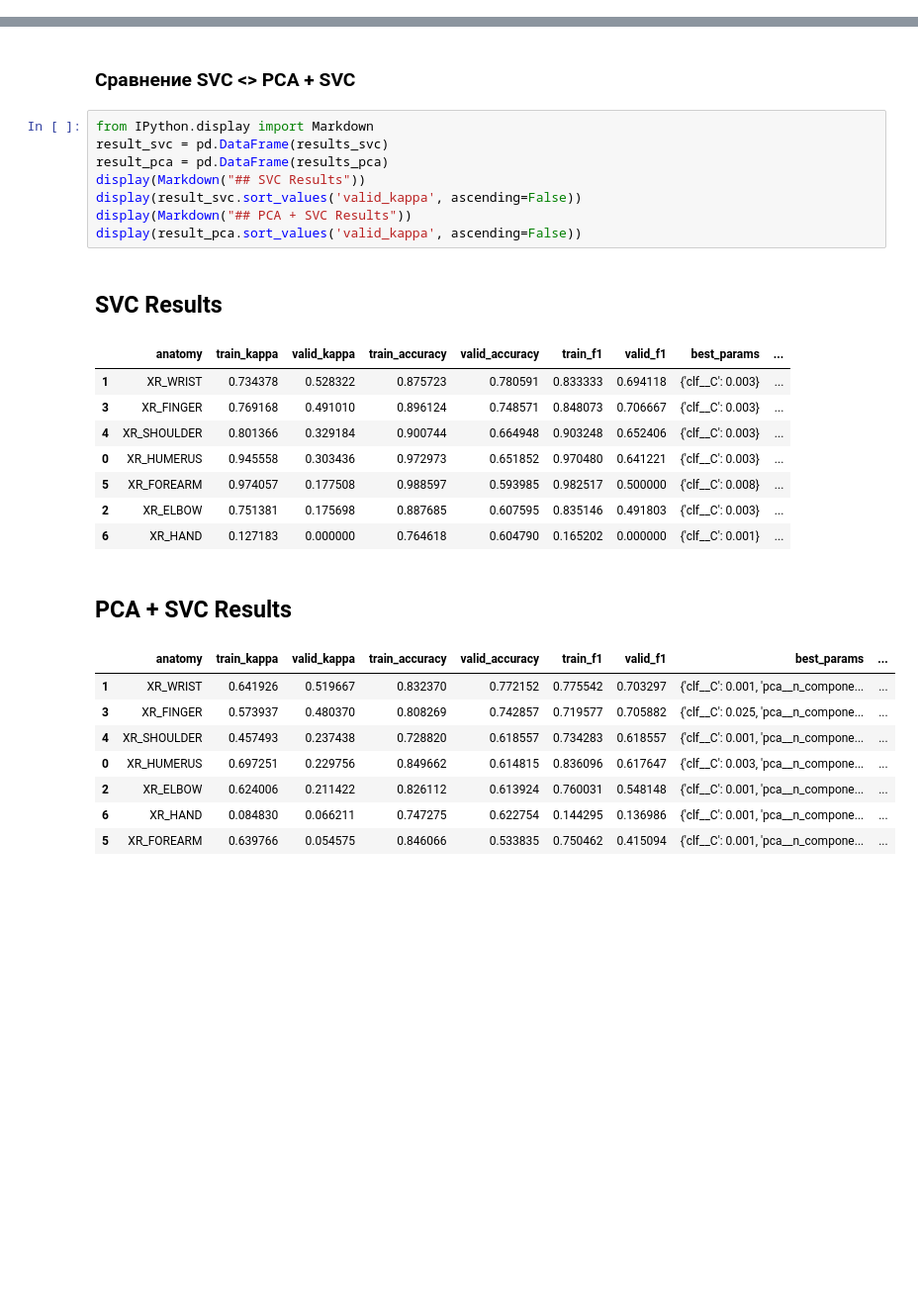
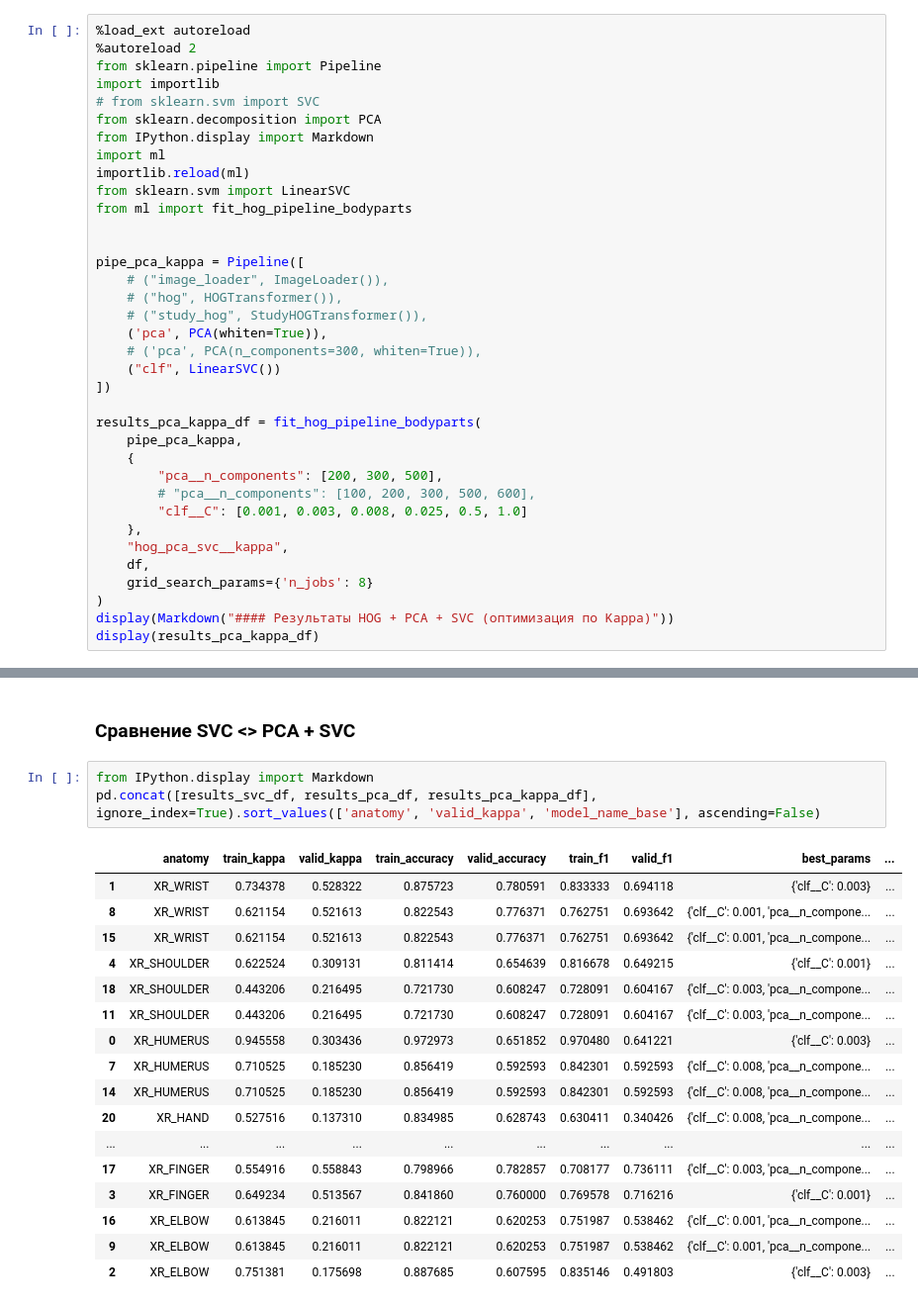
Before and after one commit to Year-project-team-2-Topic-12/Project2025, a Jupyter notebook: ML.ipynb, the cells around one changed output, grey strips where cells are left out. Shown at 99% size. Saved outputs shown, nothing was run; the diff lists cells and outputs as text; blank space fills up the shorter version.

```diff
--- a/ML.ipynb
+++ b/ML.ipynb
@@ -1369,0 +1167,36 @@ sorted([0.001, 0.003, 0.008, 0.025, 1.0,  0.5])
+# %%
+%load_ext autoreload
+%autoreload 2
+from sklearn.pipeline import Pipeline
+import importlib
+# from sklearn.svm import SVC
+from sklearn.decomposition import PCA
+from IPython.display import Markdown
+import ml
+importlib.reload(ml)
+from sklearn.svm import LinearSVC
+from ml import fit_hog_pipeline_bodyparts
+
+
+pipe_pca_kappa = Pipeline([
+    # ("image_loader", ImageLoader()),
+    # ("hog", HOGTransformer()),
+    # ("study_hog", StudyHOGTransformer()),
+    ('pca', PCA(whiten=True)),
+    # ('pca', PCA(n_components=300, whiten=True)),
+    ("clf", LinearSVC())
+])
+
+results_pca_kappa_df = fit_hog_pipeline_bodyparts(
+    pipe_pca_kappa,
+    {
+        "pca__n_components": [200, 300, 500],
+        # "pca__n_components": [100, 200, 300, 500, 600],
+        "clf__C": [0.001, 0.003, 0.008, 0.025, 0.5, 1.0]
+    },
+    "hog_pca_svc__kappa",
+    df,
+    grid_search_params={'n_jobs': 8}
+)
+display(Markdown("#### Результаты HOG + PCA + SVC (оптимизация по Kappa)"))
+display(results_pca_kappa_df)
@@ -1371,28 +1565,22 @@ sorted([0.001, 0.003, 0.008, 0.025, 1.0,  0.5])
 ### Сравнение SVC <> PCA + SVC
 # %%
 from IPython.display import Markdown
-result_svc = pd.DataFrame(results_svc)
-result_pca = pd.DataFrame(results_pca)
-display(Markdown("## SVC Results"))
-display(result_svc.sort_values('valid_kappa', ascending=False))
-display(Markdown("## PCA + SVC Results"))
-display(result_pca.sort_values('valid_kappa', ascending=False))
+pd.concat([results_svc_df, results_pca_df, results_pca_kappa_df], ignore_index=True).sort_values(['anatomy', 'valid_kappa', 'model_name_base'], ascending=False)
 # %% [output]
-## SVC Results
 |  | anatomy | train_kappa | valid_kappa | train_accuracy | valid_accuracy | train_f1 | valid_f1 | best_params | ... |
 | 1 | XR_WRIST | 0.734378 | 0.528322 | 0.875723 | 0.780591 | 0.833333 | 0.694118 | {'clf__C': 0.003} | ... |
-| 3 | XR_FINGER | 0.769168 | 0.491010 | 0.896124 | 0.748571 | 0.848073 | 0.706667 | {'clf__C': 0.003} | ... |
-| 4 | XR_SHOULDER | 0.801366 | 0.329184 | 0.900744 | 0.664948 | 0.903248 | 0.652406 | {'clf__C': 0.003} | ... |
+| 8 | XR_WRIST | 0.621154 | 0.521613 | 0.822543 | 0.776371 | 0.762751 | 0.693642 | {'clf__C': 0.001, 'pca__n_compone... | ... |
+| 15 | XR_WRIST | 0.621154 | 0.521613 | 0.822543 | 0.776371 | 0.762751 | 0.693642 | {'clf__C': 0.001, 'pca__n_compone... | ... |
+| 4 | XR_SHOULDER | 0.622524 | 0.309131 | 0.811414 | 0.654639 | 0.816678 | 0.649215 | {'clf__C': 0.001} | ... |
+| 18 | XR_SHOULDER | 0.443206 | 0.216495 | 0.721730 | 0.608247 | 0.728091 | 0.604167 | {'clf__C': 0.003, 'pca__n_compone... | ... |
+| 11 | XR_SHOULDER | 0.443206 | 0.216495 | 0.721730 | 0.608247 | 0.728091 | 0.604167 | {'clf__C': 0.003, 'pca__n_compone... | ... |
 | 0 | XR_HUMERUS | 0.945558 | 0.303436 | 0.972973 | 0.651852 | 0.970480 | 0.641221 | {'clf__C': 0.003} | ... |
-| 5 | XR_FOREARM | 0.974057 | 0.177508 | 0.988597 | 0.593985 | 0.982517 | 0.500000 | {'clf__C': 0.008} | ... |
+| 7 | XR_HUMERUS | 0.710525 | 0.185230 | 0.856419 | 0.592593 | 0.842301 | 0.592593 | {'clf__C': 0.008, 'pca__n_compone... | ... |
+| 14 | XR_HUMERUS | 0.710525 | 0.185230 | 0.856419 | 0.592593 | 0.842301 | 0.592593 | {'clf__C': 0.008, 'pca__n_compone... | ... |
+| 20 | XR_HAND | 0.527516 | 0.137310 | 0.834985 | 0.628743 | 0.630411 | 0.340426 | {'clf__C': 0.008, 'pca__n_compone... | ... |
+| ... | ... | ... | ... | ... | ... | ... | ... | ... | ... |
+| 17 | XR_FINGER | 0.554916 | 0.558843 | 0.798966 | 0.782857 | 0.708177 | 0.736111 | {'clf__C': 0.003, 'pca__n_compone... | ... |
+| 3 | XR_FINGER | 0.649234 | 0.513567 | 0.841860 | 0.760000 | 0.769578 | 0.716216 | {'clf__C': 0.001} | ... |
+| 16 | XR_ELBOW | 0.613845 | 0.216011 | 0.822121 | 0.620253 | 0.751987 | 0.538462 | {'clf__C': 0.001, 'pca__n_compone... | ... |
+| 9 | XR_ELBOW | 0.613845 | 0.216011 | 0.822121 | 0.620253 | 0.751987 | 0.538462 | {'clf__C': 0.001, 'pca__n_compone... | ... |
 | 2 | XR_ELBOW | 0.751381 | 0.175698 | 0.887685 | 0.607595 | 0.835146 | 0.491803 | {'clf__C': 0.003} | ... |
-| 6 | XR_HAND | 0.127183 | 0.000000 | 0.764618 | 0.604790 | 0.165202 | 0.000000 | {'clf__C': 0.001} | ... |
-## PCA + SVC Results
-|  | anatomy | train_kappa | valid_kappa | train_accuracy | valid_accuracy | train_f1 | valid_f1 | best_params | ... |
-| 1 | XR_WRIST | 0.641926 | 0.519667 | 0.832370 | 0.772152 | 0.775542 | 0.703297 | {'clf__C': 0.001, 'pca__n_compone... | ... |
-| 3 | XR_FINGER | 0.573937 | 0.480370 | 0.808269 | 0.742857 | 0.719577 | 0.705882 | {'clf__C': 0.025, 'pca__n_compone... | ... |
-| 4 | XR_SHOULDER | 0.457493 | 0.237438 | 0.728820 | 0.618557 | 0.734283 | 0.618557 | {'clf__C': 0.001, 'pca__n_compone... | ... |
-| 0 | XR_HUMERUS | 0.697251 | 0.229756 | 0.849662 | 0.614815 | 0.836096 | 0.617647 | {'clf__C': 0.003, 'pca__n_compone... | ... |
-| 2 | XR_ELBOW | 0.624006 | 0.211422 | 0.826112 | 0.613924 | 0.760031 | 0.548148 | {'clf__C': 0.001, 'pca__n_compone... | ... |
-| 6 | XR_HAND | 0.084830 | 0.066211 | 0.747275 | 0.622754 | 0.144295 | 0.136986 | {'clf__C': 0.001, 'pca__n_compone... | ... |
-| 5 | XR_FOREARM | 0.639766 | 0.054575 | 0.846066 | 0.533835 | 0.750462 | 0.415094 | {'clf__C': 0.001, 'pca__n_compone... | ... |
```
Also changed, not shown: parts of 25 cells of this notebook, 4 other files.
